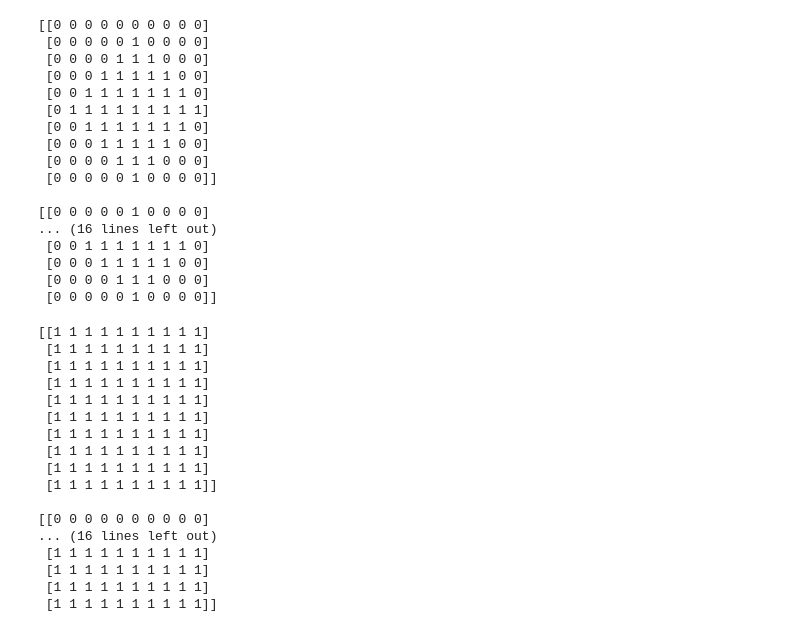
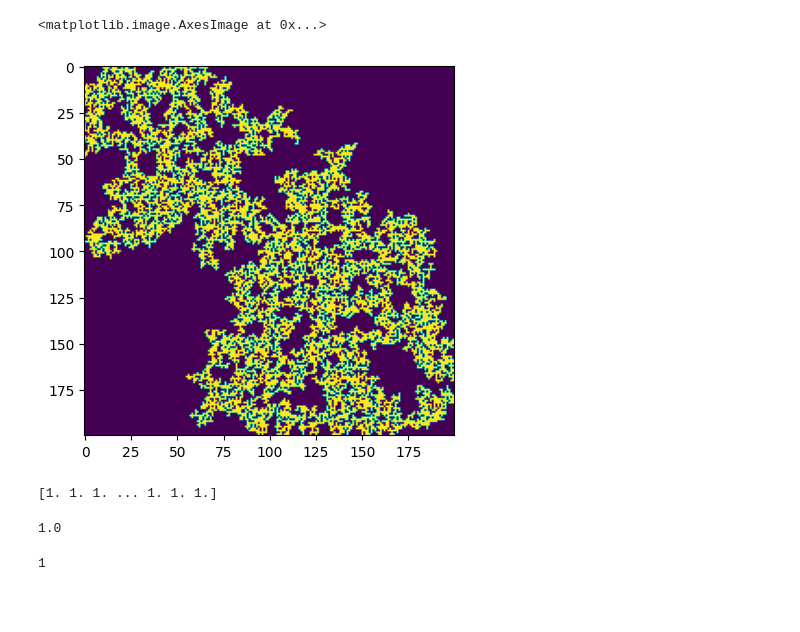
Before and after one commit to vdvdlk/metcomp2, a Jupyter notebook: testes.ipynb, the cells around one changed output. Cells and saved outputs as stored; diff of their text form; code cells hidden in the pictures; blank space fills up the shorter version.

Commit message:
Terminei os exercícios da lista 4

```diff
--- a/testes.ipynb
+++ b/testes.ipynb
@@ -77,48 +0,0 @@ print(X[:, :, 2])
-# %%
-X = iteracao_leath(X, p=1)
-X = primeiros_vizinhos(X)
-print(X[:, :, 0], '\n')
-print(X[:, :, 1], '\n')
-print(X[:, :, 2])
-# %% [output]
-[[0 0 0 0 0 0 0 0 0 0]
- [0 0 0 0 0 1 0 0 0 0]
- [0 0 0 0 1 1 1 0 0 0]
- [0 0 0 1 1 1 1 1 0 0]
- [0 0 1 1 1 1 1 1 1 0]
- [0 1 1 1 1 1 1 1 1 1]
- [0 0 1 1 1 1 1 1 1 0]
- [0 0 0 1 1 1 1 1 0 0]
- [0 0 0 0 1 1 1 0 0 0]
- [0 0 0 0 0 1 0 0 0 0]]
-
-[[0 0 0 0 0 1 0 0 0 0]
-... (16 lines left out)
- [0 0 1 1 1 1 1 1 1 0]
- [0 0 0 1 1 1 1 1 0 0]
- [0 0 0 0 1 1 1 0 0 0]
- [0 0 0 0 0 1 0 0 0 0]]
-# %%
-X = iteracao_leath(X, p=1)
-X = primeiros_vizinhos(X)
-print(X[:, :, 0], '\n')
-print(X[:, :, 1], '\n')
-print(X[:, :, 2])
-# %% [output]
-[[1 1 1 1 1 1 1 1 1 1]
- [1 1 1 1 1 1 1 1 1 1]
- [1 1 1 1 1 1 1 1 1 1]
- [1 1 1 1 1 1 1 1 1 1]
- [1 1 1 1 1 1 1 1 1 1]
- [1 1 1 1 1 1 1 1 1 1]
- [1 1 1 1 1 1 1 1 1 1]
- [1 1 1 1 1 1 1 1 1 1]
- [1 1 1 1 1 1 1 1 1 1]
- [1 1 1 1 1 1 1 1 1 1]]
-
-[[0 0 0 0 0 0 0 0 0 0]
-... (16 lines left out)
- [1 1 1 1 1 1 1 1 1 1]
- [1 1 1 1 1 1 1 1 1 1]
- [1 1 1 1 1 1 1 1 1 1]
- [1 1 1 1 1 1 1 1 1 1]]
@@ -124,0 +7,28 @@ print(X[:, :, 2])
+# %%
+ensemble_200 = np.load('lista04/ensemble_200.npy')
+# %%
+plt.imshow(X=ensemble_200[:, :, 5])
+# %% [output]
+<matplotlib.image.AxesImage at 0x...>
+[figure, added]
+# %%
+N = np.shape(ensemble_200)[2]
+
+array = np.zeros(N)
+for i in trange(N):
+    lw, num = label(ensemble_200[:, :, i])
+    array[i] = num
+
+print(array)
+# %% [output]
+[1. 1. 1. ... 1. 1. 1.]
+# %%
+array.min()
+# %% [output]
+1.0
+# %%
+lw, num = label(ensemble_200[:, :, 5])
+
+print(num)
+# %% [output]
+1
```
Also changed, not shown: parts of 8 cells of this notebook, 4 other files.
